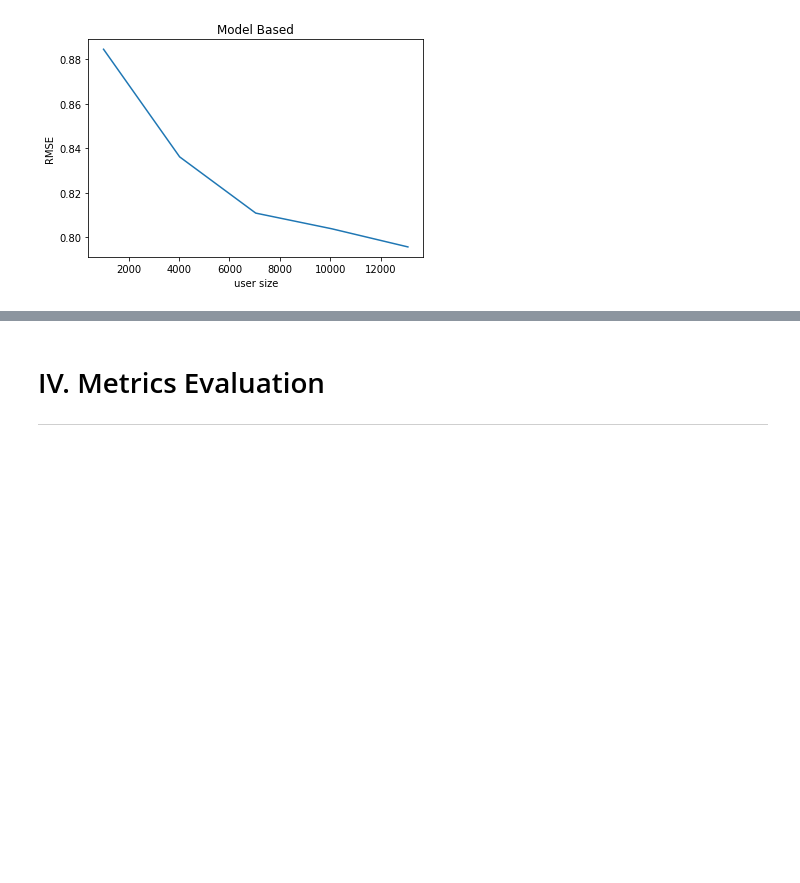
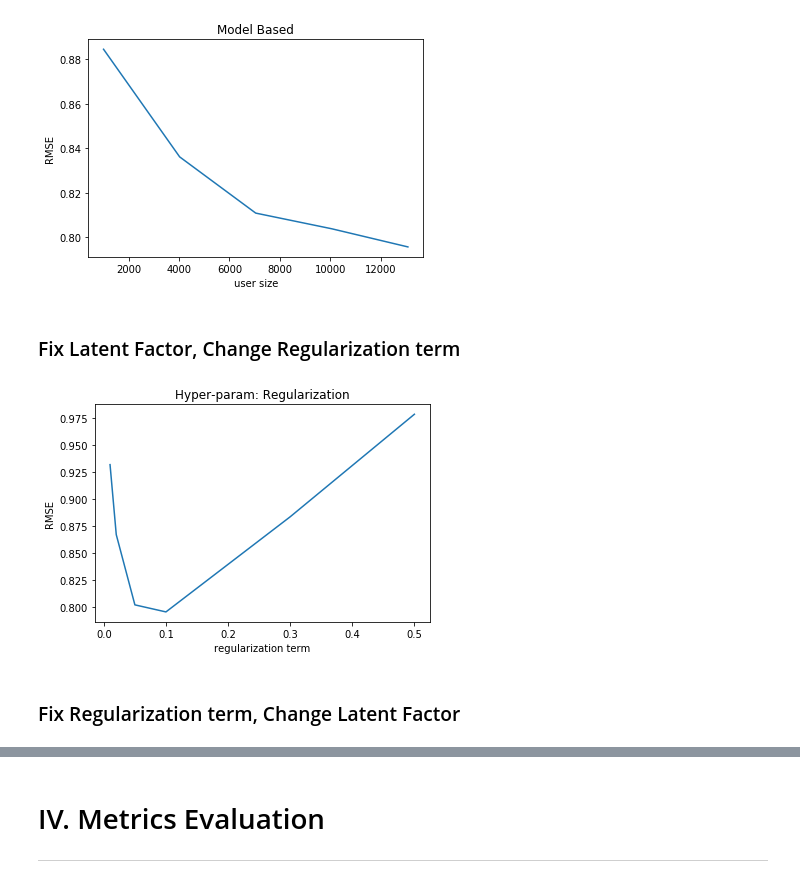
Before and after one commit to nding17/MovieRecommendation, a Jupyter notebook: movie recommendation v8.ipynb, the cells around one changed output, grey strips where cells are left out. Saved outputs shown, nothing was run; the diff lists cells and outputs as text; code cells hidden in the pictures; blank space fills up the shorter version.

Commit message:
hyper param tuning reg+latent factors

```diff
--- a/movie recommendation v8.ipynb
+++ b/movie recommendation v8.ipynb
@@ -468,5 +471,7 @@ average score for vanilla matrix factorization RMSE = 0.8024148162946689
 # %%
-def cvModel(n_users=1000):
+def cvModel(n_users=1000,
+            ranks=[10, 20, 30],
+            regs=[0.01, 0.05, 0.1, 0.5]):
 
     all_users = sample.userId.unique()
     nusers = np.random.choice(all_users, n_users, replace=False)
@@ -481,8 +486,6 @@ def cvModel(n_users=1000):
                                    labelCol='rating',
                                    predictionCol='prediction')
 
-    ranks = [10, 20, 30]
-    regs = [0.01, 0.05, 0.1, 0.5]
     rmse_list = []
     mae_list = []
 
@@ -527,3 +532,22 @@ plt.title('Model Based')
 plt.show()
 # %% [output]
 [figure]
+# %% [markdown]
+### Fix Latent Factor, Change Regularization term
+# %%
+results_regs = cvModel(n_users=int(users[-1]),
+                       ranks=[30],
+                       regs=[0.01, 0.02, 0.05, 0.1, 0.3, 0.5])
+# %%
+regs = np.array(results_regs['rmse_list'])[:,1]
+rmse_regs = np.array(results_regs['rmse_list'])[:,2]
+
+plt.plot(regs, rmse_regs)
+plt.xlabel('regularization term')
+plt.ylabel('RMSE')
+plt.title('Hyper-param: Regularization')
+plt.show()
+# %% [output]
+[figure, added]
+# %% [markdown]
+### Fix Regularization term, Change Latent Factor
```
Also changed, not shown: parts of 7 cells of this notebook.
